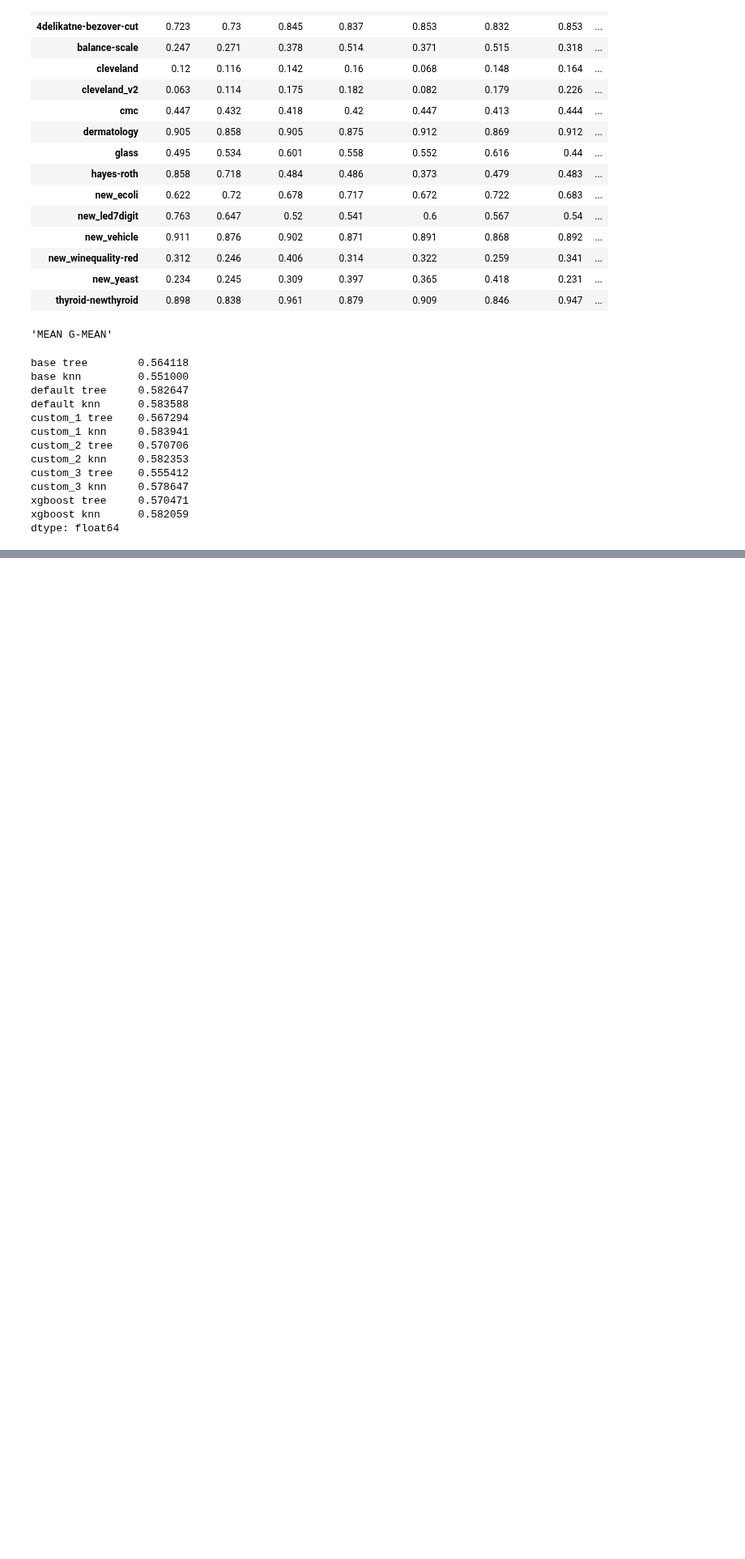
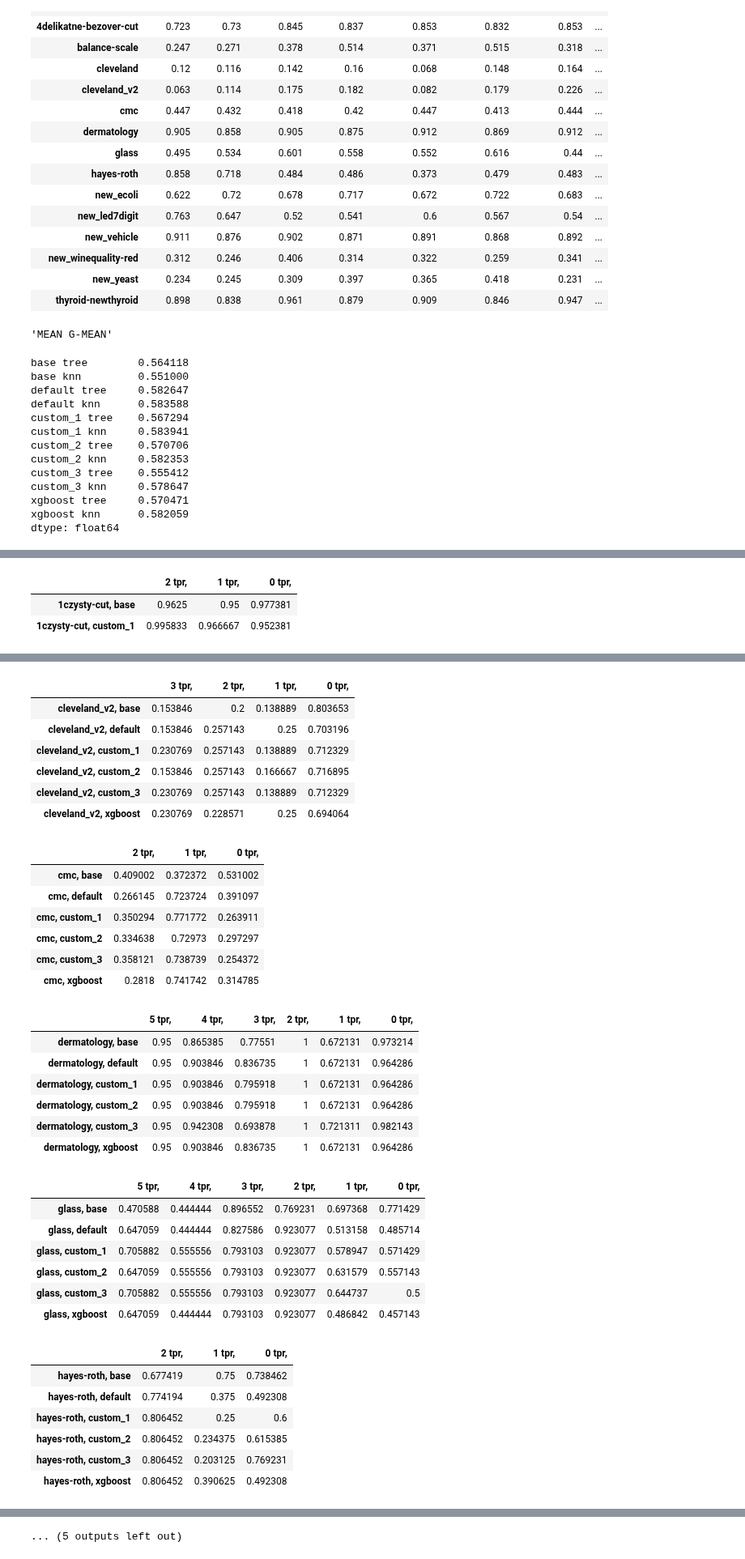
Before and after one commit to damianhorna/multi-imbalance, a Jupyter notebook: benchmarks/spider/spider.ipynb, the cells around one changed output, grey strips where cells are left out. Shown at 81% size. Saved outputs shown, nothing was run; the diff lists cells and outputs as text; code cells hidden in the pictures; blank space fills up the shorter version.

```diff
--- a/benchmarks/spider/spider.ipynb
+++ b/benchmarks/spider/spider.ipynb
@@ -251,18 +252,6 @@ maj_int_min = {
     "new_yeast": {'maj': [0, 1, 8, 7], 'int': [], 'min': [6, 5, 4, 3, 2]},
     "thyroid-newthyroid": {'maj': [0], 'int': [], 'min': [1, 2]}
 }
-# %%
-def calc_cost_matrix(dataset_name, cost_strategy):
-    if cost_strategy == 'default':
-        #default
-        no_classes = np.unique(datasets[dataset_name].target).size
-        cost = np.ones((no_classes, no_classes))
-        np.fill_diagonal(cost, 0)
-        return cost
-    elif cost_strategy == 'custom_1':
-        return SPIDER3._estimate_cost_matrix(datasets[dataset_name].target)
-    elif cost_strategy == 'custom_2':
-    return cost
 # %%
 def test(cost_strategy):
     np.random.seed(0)
@@ -774,0 +766,5 @@ dtype: float64
+# %%
+a1 = np.array([[1,2,3], [4,5,6], [7,8,9]])
+a2 = np.array([[1,2,3], [4,5,6], [7,8,9]])
+# %%
+mean = (a1 + a2 ) / 3
@@ -774,0 +883,10 @@ dtype: float64
+# %%
+another = test_spiders_tpr(['base', 'custom_1'], list(datasets.keys())[0])
+# %% [output]
+|  | 2 tpr, | 1 tpr, | 0 tpr, |
+| 1czysty-cut, base | 0.9625 | 0.95 | 0.977381 |
+| 1czysty-cut, custom_1 | 0.995833 | 0.966667 | 0.952381 |
+# %%
+for dataset_name in list(datasets.keys()):
+    test_spiders_tpr(['base', 'default', 'custom_1', 'custom_2', 'custom_3', 'xgboost'], dataset_name)
+# %% [output]
@@ -774,0 +935,35 @@ dtype: float64
+|  | 3 tpr, | 2 tpr, | 1 tpr, | 0 tpr, |
+| cleveland_v2, base | 0.153846 | 0.2 | 0.138889 | 0.803653 |
+| cleveland_v2, default | 0.153846 | 0.257143 | 0.25 | 0.703196 |
+| cleveland_v2, custom_1 | 0.230769 | 0.257143 | 0.138889 | 0.712329 |
+| cleveland_v2, custom_2 | 0.153846 | 0.257143 | 0.166667 | 0.716895 |
+| cleveland_v2, custom_3 | 0.230769 | 0.257143 | 0.138889 | 0.712329 |
+| cleveland_v2, xgboost | 0.230769 | 0.228571 | 0.25 | 0.694064 |
+|  | 2 tpr, | 1 tpr, | 0 tpr, |
+| cmc, base | 0.409002 | 0.372372 | 0.531002 |
+| cmc, default | 0.266145 | 0.723724 | 0.391097 |
+| cmc, custom_1 | 0.350294 | 0.771772 | 0.263911 |
+| cmc, custom_2 | 0.334638 | 0.72973 | 0.297297 |
+| cmc, custom_3 | 0.358121 | 0.738739 | 0.254372 |
+| cmc, xgboost | 0.2818 | 0.741742 | 0.314785 |
+|  | 5 tpr, | 4 tpr, | 3 tpr, | 2 tpr, | 1 tpr, | 0 tpr, |
+| dermatology, base | 0.95 | 0.865385 | 0.77551 | 1 | 0.672131 | 0.973214 |
+| dermatology, default | 0.95 | 0.903846 | 0.836735 | 1 | 0.672131 | 0.964286 |
+| dermatology, custom_1 | 0.95 | 0.903846 | 0.795918 | 1 | 0.672131 | 0.964286 |
+| dermatology, custom_2 | 0.95 | 0.903846 | 0.795918 | 1 | 0.672131 | 0.964286 |
+| dermatology, custom_3 | 0.95 | 0.942308 | 0.693878 | 1 | 0.721311 | 0.982143 |
+| dermatology, xgboost | 0.95 | 0.903846 | 0.836735 | 1 | 0.672131 | 0.964286 |
+|  | 5 tpr, | 4 tpr, | 3 tpr, | 2 tpr, | 1 tpr, | 0 tpr, |
+| glass, base | 0.470588 | 0.444444 | 0.896552 | 0.769231 | 0.697368 | 0.771429 |
+| glass, default | 0.647059 | 0.444444 | 0.827586 | 0.923077 | 0.513158 | 0.485714 |
+| glass, custom_1 | 0.705882 | 0.555556 | 0.793103 | 0.923077 | 0.578947 | 0.571429 |
+| glass, custom_2 | 0.647059 | 0.555556 | 0.793103 | 0.923077 | 0.631579 | 0.557143 |
+| glass, custom_3 | 0.705882 | 0.555556 | 0.793103 | 0.923077 | 0.644737 | 0.5 |
+| glass, xgboost | 0.647059 | 0.444444 | 0.793103 | 0.923077 | 0.486842 | 0.457143 |
+|  | 2 tpr, | 1 tpr, | 0 tpr, |
+| hayes-roth, base | 0.677419 | 0.75 | 0.738462 |
+| hayes-roth, default | 0.774194 | 0.375 | 0.492308 |
+| hayes-roth, custom_1 | 0.806452 | 0.25 | 0.6 |
+| hayes-roth, custom_2 | 0.806452 | 0.234375 | 0.615385 |
+| hayes-roth, custom_3 | 0.806452 | 0.203125 | 0.769231 |
+| hayes-roth, xgboost | 0.806452 | 0.390625 | 0.492308 |
@@ -774,0 +977 @@ dtype: float64
+... (5 outputs left out)
```
Also changed, not shown: parts of 6 cells of this notebook.
